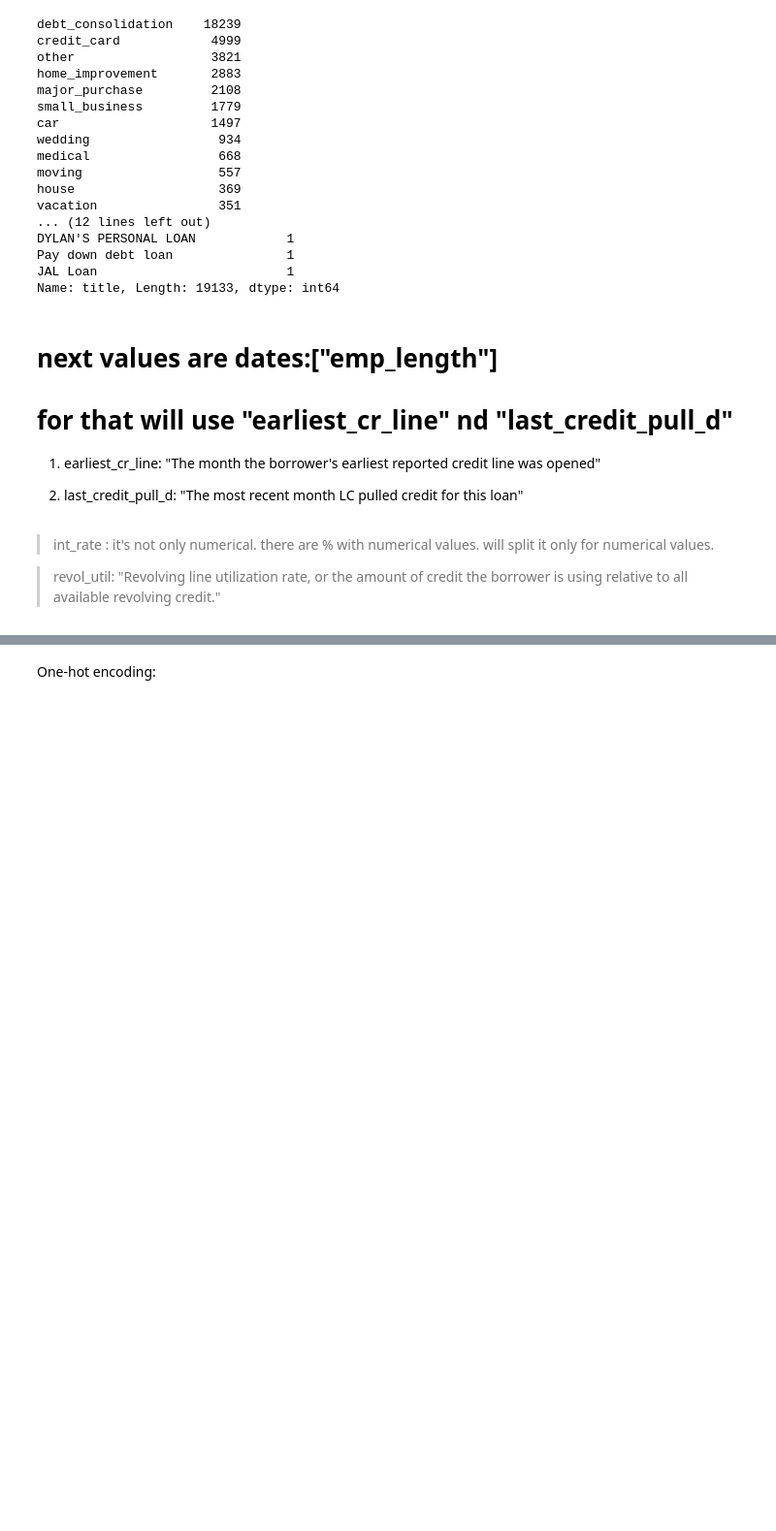
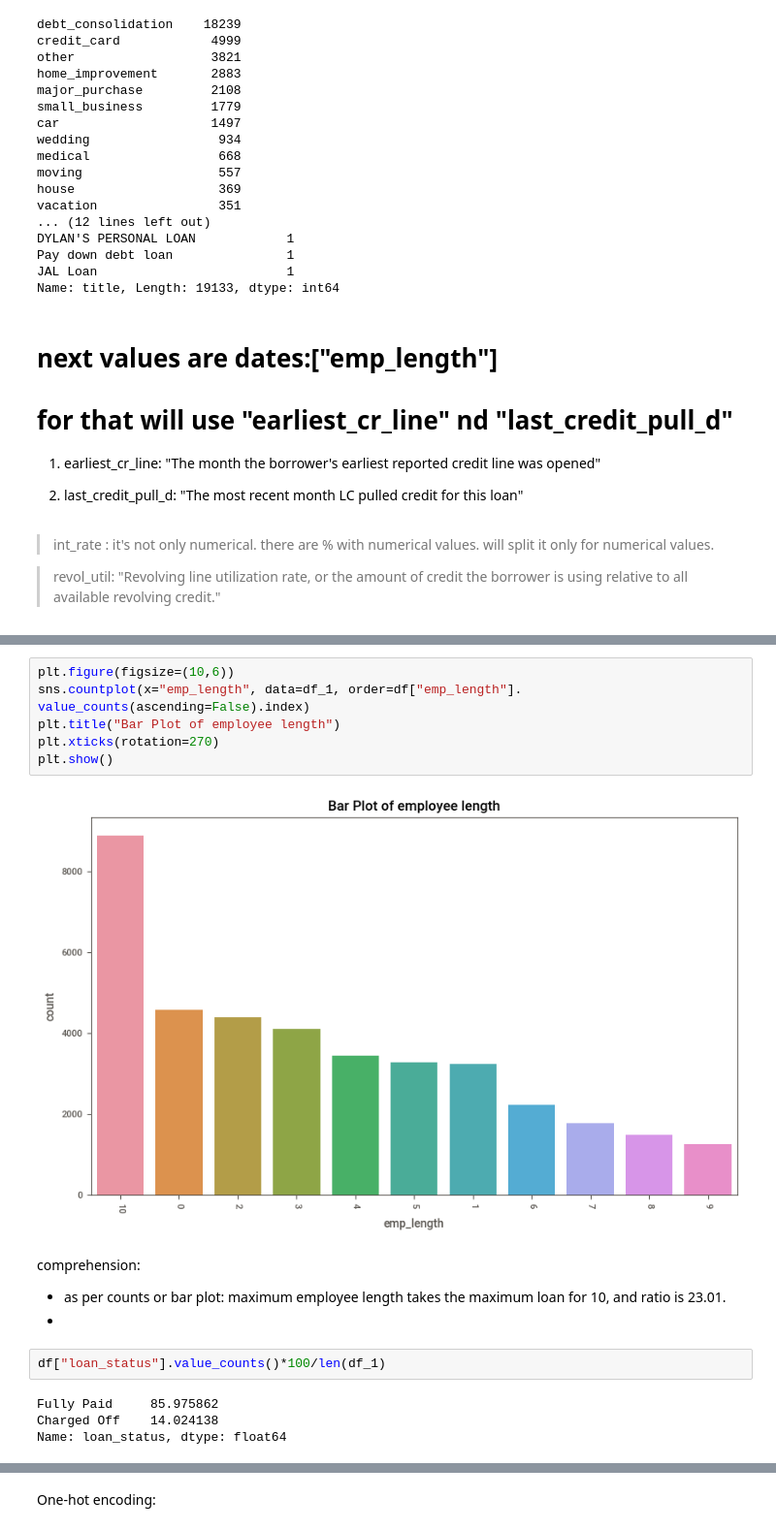
Before and after one commit to AmiTamakuwala/LoanAnalysis_Py, a Jupyter notebook: LoanDefaultAnalysis2_Py.ipynb, the cells around one changed output, grey strips where cells are left out. Shown at 97% size. Cells and saved outputs as stored; diff of their text form; blank space fills up the shorter version.

```diff
--- a/LoanDefaultAnalysis2_Py.ipynb
+++ b/LoanDefaultAnalysis2_Py.ipynb
@@ -749,0 +854,18 @@ df = df.replace(mapping_dict)
+# %%
+plt.figure(figsize=(10,6))
+sns.countplot(x="emp_length", data=df_1, order=df["emp_length"]. value_counts(ascending=False).index)
+plt.title("Bar Plot of employee length")
+plt.xticks(rotation=270)
+plt.show()
+# %% [output]
+[figure, added]
+# %% [markdown]
+comprehension:
+*  as per counts or bar plot: maximum employee length takes the maximum loan for 10, and ratio is 23.01.
+*
+# %%
+df["loan_status"].value_counts()*100/len(df_1)
+# %% [output]
+Fully Paid     85.975862
+Charged Off    14.024138
+Name: loan_status, dtype: float64
```
Also changed, not shown: parts of 97 cells of this notebook.
